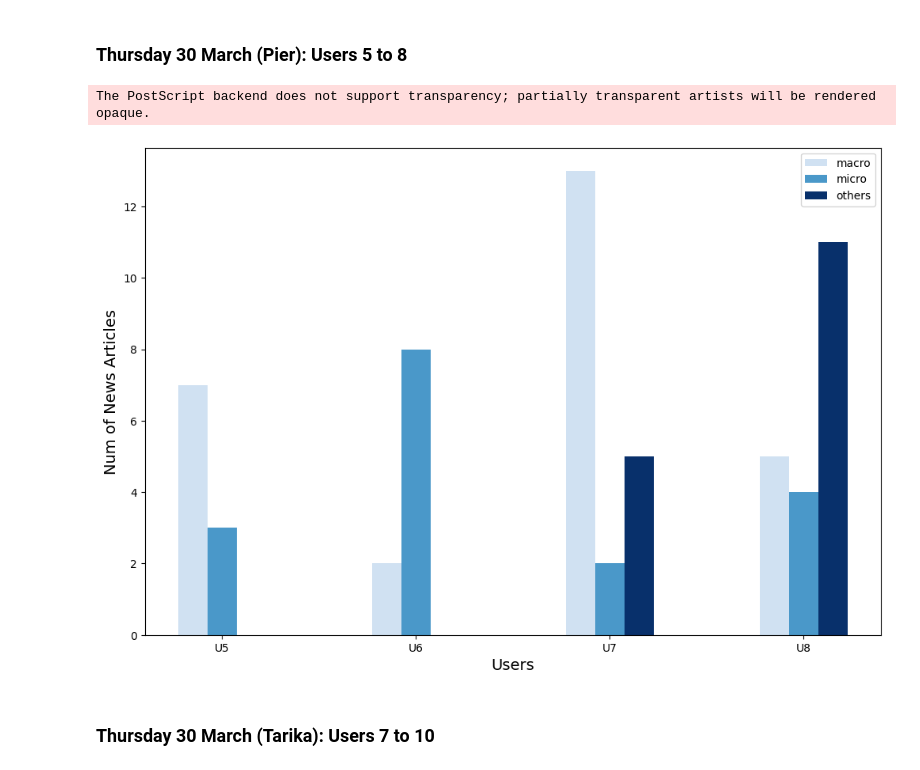
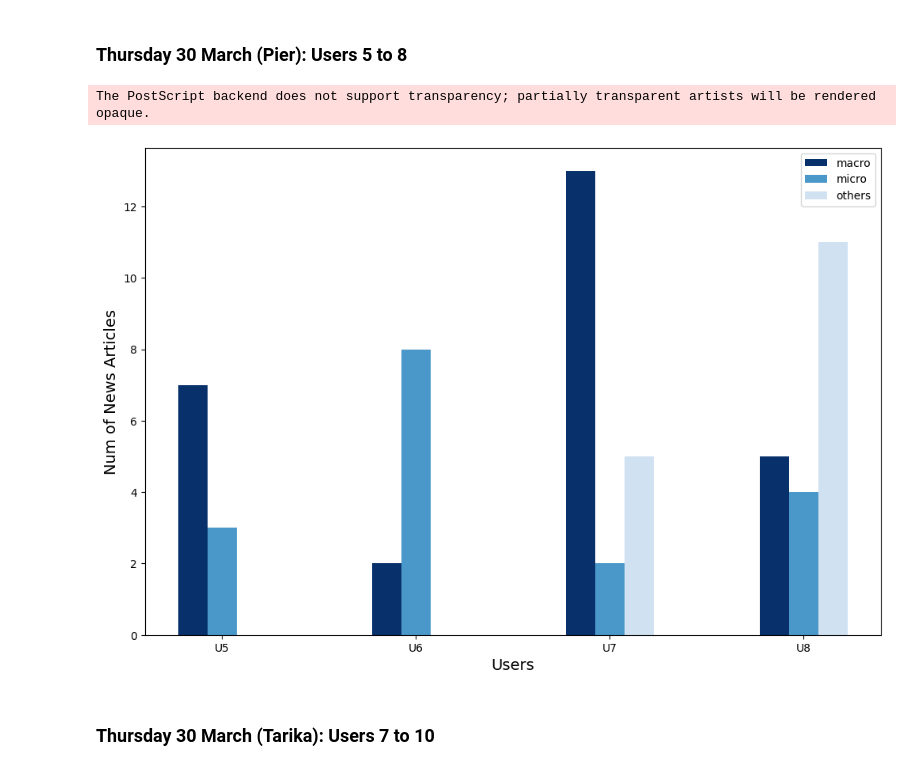
Before and after one commit to iamluirio/echo-chambers-news-aggregators, a Jupyter notebook: Code analysis/Analysis/newsRate_analysis.ipynb, the cells around one changed output. Saved outputs shown, nothing was run; the diff lists cells and outputs as text; code cells hidden in the pictures.

```diff
--- a/Code analysis/Analysis/newsRate_analysis.ipynb
+++ b/Code analysis/Analysis/newsRate_analysis.ipynb
@@ -193,36 +193,36 @@ MAC = [7, 2, 13, 5]
 MIC = [3, 8, 2, 4]
 OTH = [0, 0, 5, 11]
 x = np.arange(len(MAC))  # x-axis values
 
 # Set bar width
 bar_width = 0.15
 
 # Create the plot
 fig, ax = plt.subplots(figsize=(12, 8))  # set the figure size to 12x8
 colormap = plt.get_cmap('Blues')  # Choose the colormap
-colors = [colormap(i) for i in np.linspace(0.2, 1, 3)]  # Generate 3 colors from the colormap starting at 0.2
+colors = [colormap(i) for i in np.linspace(1, 0.2, 3)]  # Invert the order of colors
 
 ax.bar(x - bar_width, MAC, bar_width, label='macro', color=colors[0])
 ax.bar(x, MIC, bar_width, label='micro', color=colors[1])
 ax.bar(x + bar_width, OTH, bar_width, label='others', color=colors[2])
 
 # Set the x-axis labels and ticks
 ax.set_xticks(x)
 ax.set_xticklabels(['U5', 'U6', 'U7', 'U8'])
 ax.set_xlabel('Users', fontsize=14)
 ax.set_ylabel('Num of News Articles', fontsize=14)
 
 # Add a legend and title
 ax.legend()
 
 # Saving as eps plot image
-plt.savefig('thursday30_pier.eps', format='eps')
+plt.savefig('fig_3.1_a.eps', format='eps')
 
 # Show the plot
 plt.show()
 # %% [output]
 The PostScript backend does not support transparency; partially transparent artists will be rendered opaque.
-[figure, old version]
+[figure, new version]
 # %% [markdown]
 ### Thursday 30 March (Tarika): Users 7 to 10
 # %%
```
Also changed, not shown: parts of 1 cell of this notebook, 1 other file.
